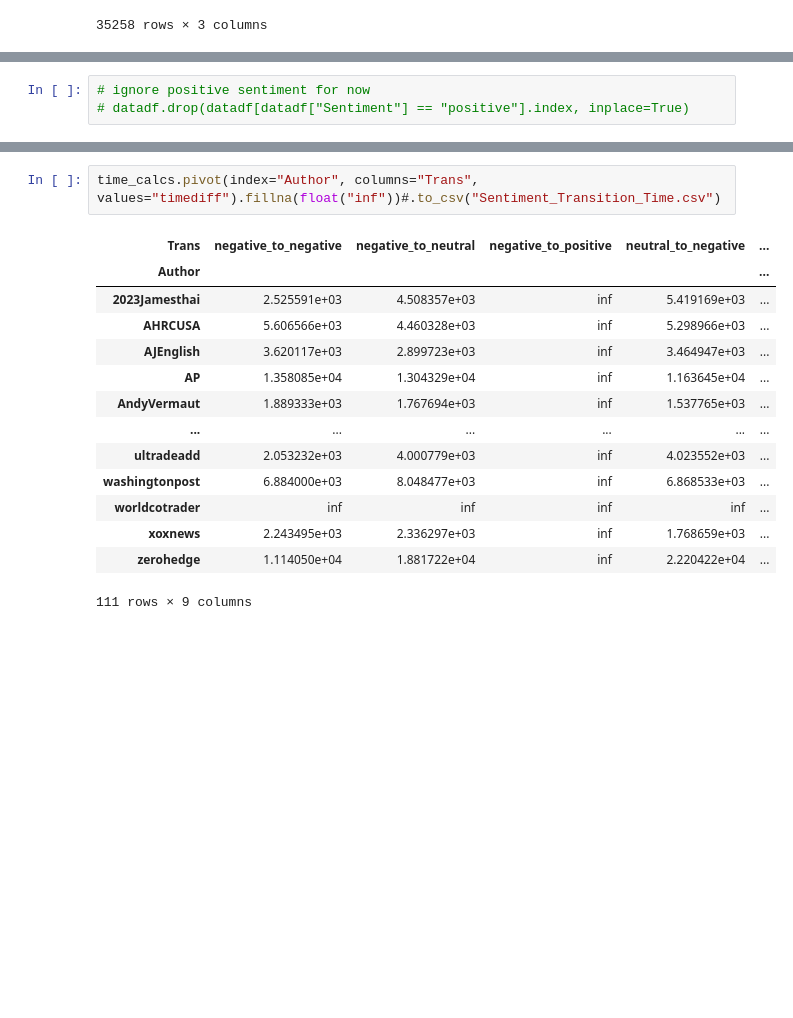
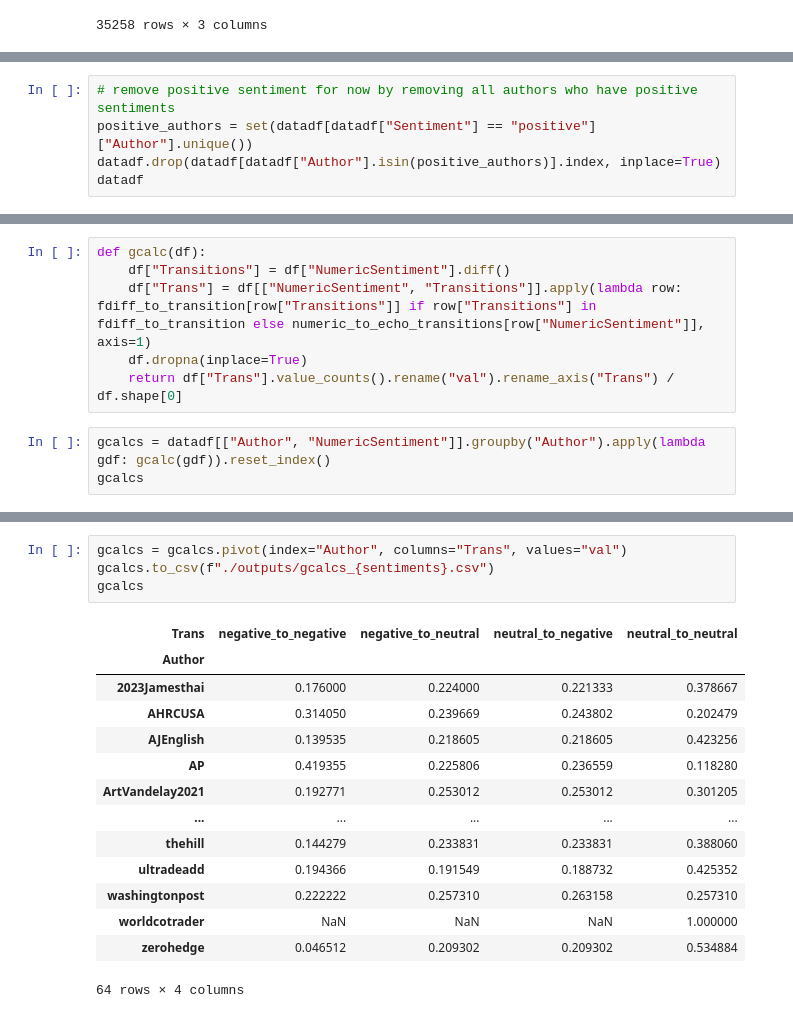
Before and after one commit to XiaoxiaChampon/Kronos, a Jupyter notebook: Source/Python/DataPreprocessing.ipynb, the cells around one changed output, grey strips where cells are left out. Cells and saved outputs as stored; diff of their text form; blank space fills up the shorter version.

```diff
--- a/Source/Python/DataPreprocessing.ipynb
+++ b/Source/Python/DataPreprocessing.ipynb
@@ -50,3 +54,5 @@ datadf
 # %%
-# ignore positive sentiment for now
-# datadf.drop(datadf[datadf["Sentiment"] == "positive"].index, inplace=True)
+# remove positive sentiment for now by removing all authors who have positive sentiments
+positive_authors = set(datadf[datadf["Sentiment"] == "positive"]["Author"].unique())
+datadf.drop(datadf[datadf["Author"].isin(positive_authors)].index, inplace=True)
+datadf
@@ -97,0 +175,9 @@ time_calcs
+# %%
+def gcalc(df):
+    df["Transitions"] = df["NumericSentiment"].diff()
+    df["Trans"] = df[["NumericSentiment", "Transitions"]].apply(lambda row: fdiff_to_transition[row["Transitions"]] if row["Transitions"] in fdiff_to_transition else numeric_to_echo_transitions[row["NumericSentiment"]], axis=1)
+    df.dropna(inplace=True)
+    return df["Trans"].value_counts().rename("val").rename_axis("Trans") / df.shape[0]
+# %%
+gcalcs = datadf[["Author", "NumericSentiment"]].groupby("Author").apply(lambda gdf: gcalc(gdf)).reset_index()
+gcalcs
@@ -98,18 +198,20 @@ time_calcs
 # %%
-time_calcs.pivot(index="Author", columns="Trans", values="timediff").fillna(float("inf"))#.to_csv("Sentiment_Transition_Time.csv")
+gcalcs = gcalcs.pivot(index="Author", columns="Trans", values="val")
+gcalcs.to_csv(f"./outputs/gcalcs_{sentiments}.csv")
+gcalcs
 # %% [output]
-| Trans | negative_to_negative | negative_to_neutral | negative_to_positive | neutral_to_negative | ... |
-| Author |  |  |  |  | ... |
-| 2023Jamesthai | 2.525591e+03 | 4.508357e+03 | inf | 5.419169e+03 | ... |
-| AHRCUSA | 5.606566e+03 | 4.460328e+03 | inf | 5.298966e+03 | ... |
-| AJEnglish | 3.620117e+03 | 2.899723e+03 | inf | 3.464947e+03 | ... |
-| AP | 1.358085e+04 | 1.304329e+04 | inf | 1.163645e+04 | ... |
-| AndyVermaut | 1.889333e+03 | 1.767694e+03 | inf | 1.537765e+03 | ... |
-| ... | ... | ... | ... | ... | ... |
-| ultradeadd | 2.053232e+03 | 4.000779e+03 | inf | 4.023552e+03 | ... |
-| washingtonpost | 6.884000e+03 | 8.048477e+03 | inf | 6.868533e+03 | ... |
-| worldcotrader | inf | inf | inf | inf | ... |
-| xoxnews | 2.243495e+03 | 2.336297e+03 | inf | 1.768659e+03 | ... |
-| zerohedge | 1.114050e+04 | 1.881722e+04 | inf | 2.220422e+04 | ... |
+| Trans | negative_to_negative | negative_to_neutral | neutral_to_negative | neutral_to_neutral |
+| Author |  |  |  |  |
+| 2023Jamesthai | 0.176000 | 0.224000 | 0.221333 | 0.378667 |
+| AHRCUSA | 0.314050 | 0.239669 | 0.243802 | 0.202479 |
+| AJEnglish | 0.139535 | 0.218605 | 0.218605 | 0.423256 |
+| AP | 0.419355 | 0.225806 | 0.236559 | 0.118280 |
+| ArtVandelay2021 | 0.192771 | 0.253012 | 0.253012 | 0.301205 |
+| ... | ... | ... | ... | ... |
+| thehill | 0.144279 | 0.233831 | 0.233831 | 0.388060 |
+| ultradeadd | 0.194366 | 0.191549 | 0.188732 | 0.425352 |
+| washingtonpost | 0.222222 | 0.257310 | 0.263158 | 0.257310 |
+| worldcotrader | NaN | NaN | NaN | 1.000000 |
+| zerohedge | 0.046512 | 0.209302 | 0.209302 | 0.534884 |
-111 rows × 9 columns
+64 rows × 4 columns
 # %%
```
Also changed, not shown: parts of 27 cells of this notebook.
